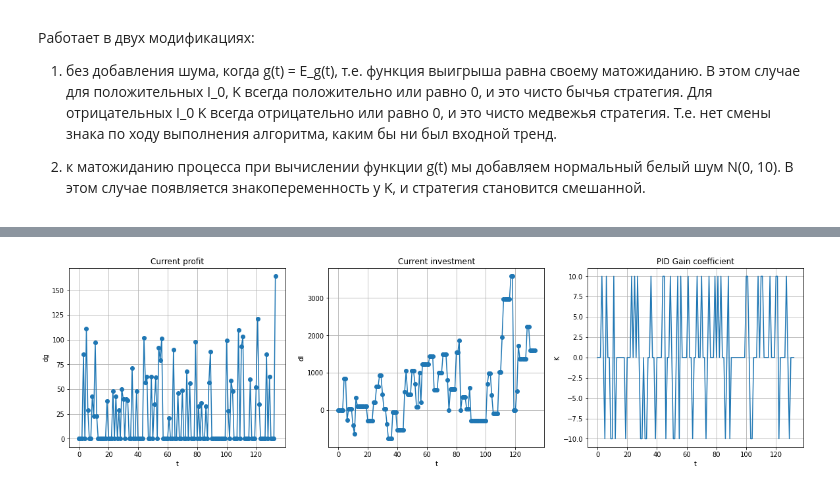
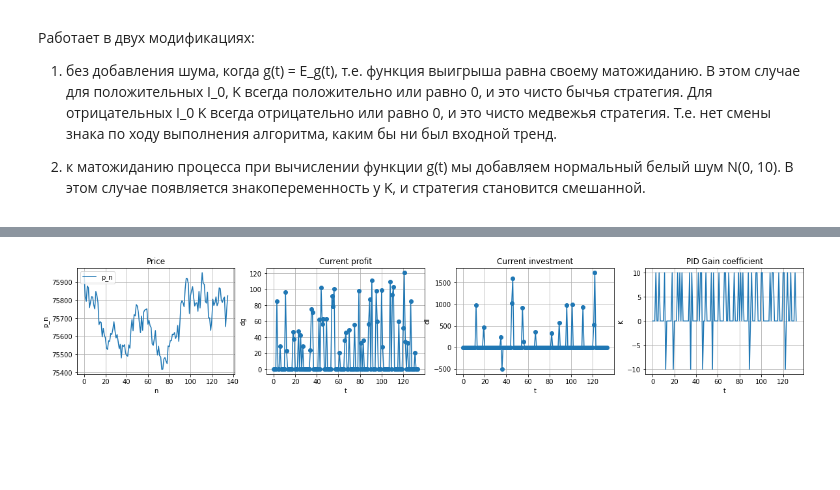
Before and after one commit to vadimvshepelev/test-alg, a Jupyter notebook: simple-pid.ipynb, the cells around one changed output, grey strips where cells are left out. Drawn from its saved outputs; the diff is of its cells as text; code cells hidden in the pictures; blank space fills up the shorter version.

```diff
--- a/simple-pid.ipynb
+++ b/simple-pid.ipynb
@@ -362,7 +380,7 @@ import random
 
 def minus_eg(k, _d_inv, _mu, _delta_t):
     """Функция Eg, которую мы максимизируем, взятая со знаком минус, потому что scipy.optimize ищет минимум."""
-    res = -_mu*_d_inv/k*(exp(k*_mu*_delta_t) + exp(-k*_mu*_delta_t) - 2.)
+    res = -_mu/fabs(_mu)*_d_inv/k*(exp(k*_mu*_delta_t) + exp(-k*_mu*_delta_t) - 2.)
     return res
 
 
@@ -380,29 +398,10 @@ def calc_alg0(_p_arr, _mu_arr, di0):
     dg_arr = np.zeros(n_max+1)
     di_arr = np.zeros(n_max+1)
     di_arr[0] = di0
-    print('Starting alg0, I_0 = ', di0)
-    # Задаем начальную инвестицию и профит
-    """tm2, invm2, mum2, gm2, Km2,  = -2, inv_arr[0], 0., 0., 0.
-    if Km2 > 0:
-        desm2 = 'Buy'
-    elif Km2 < 0:
-        desm2 = 'Sell'
-    else:
-        desm2 = 'Nothing'
-    print(f't={tm2}\t I={invm2}\t mu={mum2}\t g={gm2} \t K={Km2} -> {desm2}')
-
-    tm1, invm1, Km1, gm1, mum1 = -1, inv_arr[0], 0., 0., 0.
-    if Km1 > 0:
-        desm1 = 'Buy'
-    elif Km1 < 0:
-        desm1 = 'Sell'
-    else:
-        desm1 = 'Nothing'
-    print(f't={tm1}\t I={invm1}\t mu={mum1}\t g={gm1} \t K={Km1} -> {desm1}')
-    """
+    # print('Starting alg0, I_0 = ', di0)
     for i in range(1, n_max-1):
         des_str = ''
-        if fabs(_mu_arr[i]) <= 1:
+        if fabs(_mu_arr[i]) <= .1:
             k_arr[i] = 0.
             dg_arr[i] = 0.
             des_str = 'Nothing'
@@ -419,8 +418,9 @@ def calc_alg0(_p_arr, _mu_arr, di0):
             dg_arr[i] = k_cur/fabs(k_cur)*(_p_arr[i] - _p_arr[i-1])
 
             if dg_arr[i] < 20:
-                k_arr[i] = 0
-                dg_arr[i] = 0
+                k_arr[i] = 0.
+                dg_arr[i] = 0.
+                di_arr[i] = 0.
                 des_str = 'Nothing'
             else:
                 if k_cur >= 0:
@@ -429,26 +429,37 @@ def calc_alg0(_p_arr, _mu_arr, di0):
                     des_str = 'Sell'
             di_arr[i+1] = di_arr[i] + k_arr[i]*dg_arr[i]
             if i <= 10:
-                 print(f'iter={i}, t={round(t_arr[i], 2)}, I={round(di_arr[i], 4)}, mu={round(mu_normalized, 4)}',
-                       f'g={round(dg_arr[i], 4)}, K={round(k_arr[i], 4)} -> {des_str}   I/K={round(di_arr[i]/k_arr[i], 2)}')
+                # print(f'iter={i}, t={round(t_arr[i], 2)}, I={round(di_arr[i], 4)}, mu={round(mu_normalized, 4)}',
+                #      f'g={round(dg_arr[i], 4)}, K={round(k_arr[i], 4)} -> {des_str}')
+                pass
     dk_ser = pd.Series(k_arr[:-2], index=t_arr[:-2])
     dg_ser = pd.Series(dg_arr[:-2], index=t_arr[:-2])
     di_ser = pd.Series(di_arr[:-2], index=t_arr[:-2])
     # print(di_arr)
-    plt.figure(figsize=(20, 5))
-    plt.subplot(131)
+    plt.figure(figsize=(20, 3))
+
+    n_lst = list(range(len(_p_arr)))
+    plt.subplot(141)
+    plt.title("Price") # заголовок
+    plt.xlabel("n") # ось абсцисс
+    plt.ylabel("p_n") # ось ординат
+    plt.grid()      # включение отображение сетки
+    # plt.plot(p_ser)  # построение графика
+    plt.plot(n_lst, _p_arr)
+    plt.legend(['p_n'], loc="upper left")
+    plt.subplot(142)
     plt.plot(dg_ser[:n_max-2], marker='o')
     plt.xlabel("t")
     plt.ylabel("dg")
     plt.title("Current profit")
     plt.grid()
-    plt.subplot(132)
+    plt.subplot(143)
     plt.plot(di_ser[:n_max-2], marker='o')
     plt.xlabel("t")
     plt.ylabel("dI")
     plt.title("Current investment")
     plt.grid()
-    plt.subplot(133)
+    plt.subplot(144)
     plt.plot(k_arr[:n_max-2])
     plt.xlabel("t")
     plt.ylabel("K")
@@ -456,22 +467,28 @@ def calc_alg0(_p_arr, _mu_arr, di0):
     plt.grid()
     plt.show()
 
-
-    plt.figure(figsize=(20, 5))
+    plt.figure(figsize=(20, 3))
     # plt.tight_layout()
-    plt.subplot(131)
+    plt.subplot(141)
+    plt.title("Trend modeling by first difference") # заголовок
+    plt.xlabel("n") # ось абсцисс
+    plt.ylabel("mu") # ось ординат
+    plt.grid()      # включение отображение сетки
+    plt.plot(n_lst, _mu_arr, color='orange')
+    plt.legend(['mu'], loc="upper left")
+    plt.subplot(142)
     plt.plot(np.cumsum(dg_ser[:n_max-2]), color='orange')
     plt.xlabel("t")
     plt.ylabel("g")
     plt.title("Cumulative profit")
     plt.grid()
-    plt.subplot(132)
+    plt.subplot(143)
     plt.plot(np.cumsum(di_ser[:n_max-2]), color='orange')
     plt.xlabel("t")
     plt.ylabel("I")
     plt.title("Cumulative investment")
     plt.grid()
-    plt.subplot(133)
+    plt.subplot(144)
     plt.plot(k_arr[:n_max-2])
     plt.xlabel("t")
     plt.ylabel("K")
@@ -480,18 +497,18 @@ def calc_alg0(_p_arr, _mu_arr, di0):
     # plt.subplots_adjust(wspace=0, hspace=0)
     plt.show()
 
-    figure = plt.figure(figsize=(4, 4))
+    figure = plt.figure(figsize=(10, 3))
     plt.title("Decision Buy/Sell/Do nothing (zoomed)") # заголовок
     plt.xlabel("n") # ось абсцисс
     plt.ylabel("K_n") # ось ординат
     plt.grid()      # включение отображение сетки
     # plt.plot(p_ser)  # построение графика
-    plt.plot(n_lst[90:101], k_arr[90:101])
-    plt.plot(n_lst[90:101], _p_arr[90:101])
+    plt.plot(n_lst[50:101], k_arr[50:101])
+    plt.plot(n_lst[50:101], (_p_arr[50:101]-_p_arr.mean())/_p_arr.std()*50)
     plt.legend(['k_arr','p_n'], loc="upper left")
 
-    print(list(dg_ser))
-    print(list(np.cumsum(dg_ser)))
+#    print(list(dg_ser))
+#    print(list(np.cumsum(dg_ser)))
 
 
 
@@ -523,6 +540,7 @@ print()
 # di0 = 1
 # xi_noise = lambda: -10.*np.random.normal(0, 20)
 # calc_alg0(p_arr_si_21[:200], mu_arr_si_21[:200], 1)
+print('Real data USD 16.02.2022:')
 calc_alg0(p_arr_stable, mu_arr_stable, 1)
-p_arr_stable
+# p_arr_stable
 # %% [output]
@@ -540 +548 @@ iter=10, t=10.0, I=-399.9997, mu=2.7 g=23.0, K=-10.0 -> Sell   I/K=40.0
-[figure, old version]
+[figure, new version]
```
Also changed, not shown: parts of 7 cells of this notebook.
